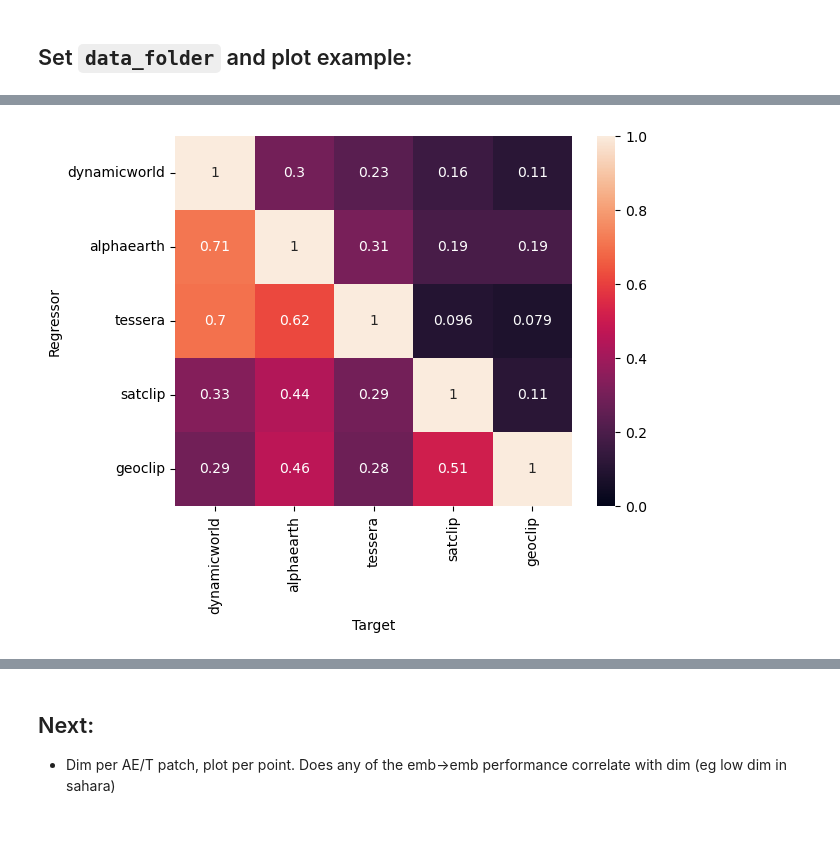
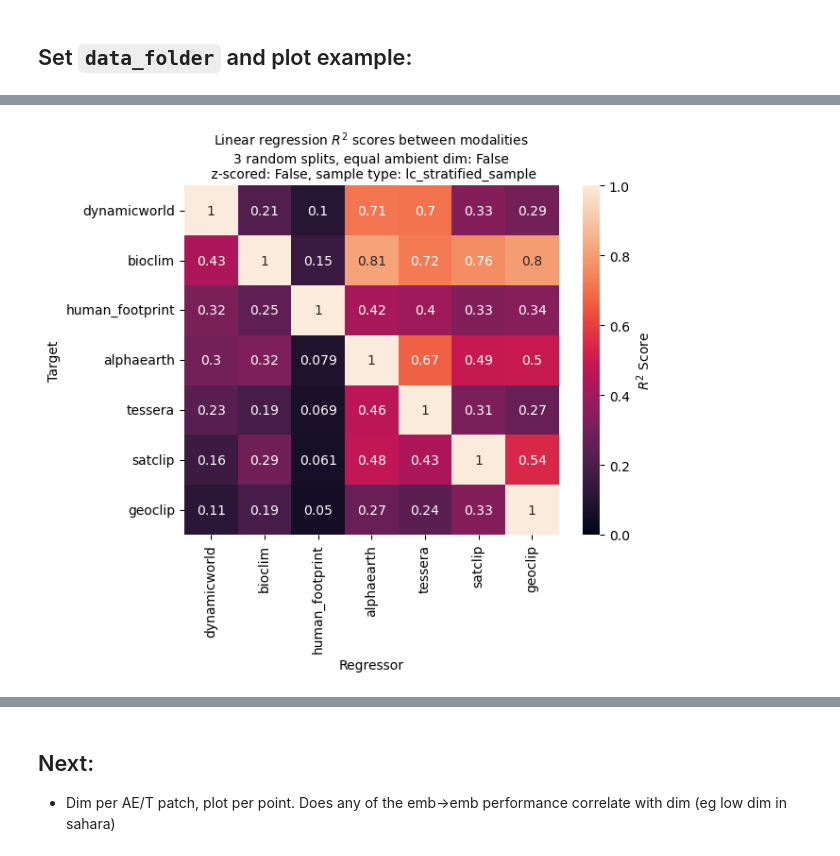
Before and after one commit to WUR-AI/interpret_earth_embeddings, a Jupyter notebook: notebooks/Explain embeddings.ipynb, the cells around one changed output, grey strips where cells are left out. Saved outputs shown, nothing was run; the diff lists cells and outputs as text; code cells hidden in the pictures; blank space fills up the shorter version.

Commit message:
linear explainability results

```diff
--- a/notebooks/Explain embeddings.ipynb
+++ b/notebooks/Explain embeddings.ipynb
@@ -44,5 +47,3 @@ Warning: 81607 rows were dropped from df_points because their id was not in the
 Sample random_sample has 9695 data points out of 18393.
 Sample lc_stratified_sample has 9693 data points out of 18393.
 Number of samples: 18393
-# %%
-df_all, col_names = du.merge_modalities(parent_folder=data_folder, sample_type='lc_stratified_sample', zscore_embeddings=True)
@@ -75,6 +68,7 @@ def get_r2_regression(df_all, col_names, regressor, target, n_splits=4, equalize
         rs = KFold(n_splits=n_splits, shuffle=True, random_state=0)
         mse_per_point = np.zeros(len(df_all))
         r2 = np.zeros(n_splits)
+        Y_pred = np.zeros_like(data_target)
         for i, (train_index, test_index) in enumerate(rs.split(df_all)):
 
             X_train = data_regressor[train_index]
@@ -83,28 +77,61 @@ def get_r2_regression(df_all, col_names, regressor, target, n_splits=4, equalize
             Y_test = data_target[test_index]
 
             reg = LinearRegression().fit(X_train, Y_train)
-            Y_pred = reg.predict(X_test)
-            r2[i] = r2_score(Y_test, Y_pred)
-            mse_per_point[test_index] = np.mean((Y_test - Y_pred) ** 2, axis=1)
+            Y_pred[test_index] = reg.predict(X_test)
+            # r2[i] = r2_score(Y_test, Y_pred)    ## TODO: first stack, then compute r2 once.
+            mse_per_point[test_index] = np.mean((Y_test - Y_pred[test_index]) ** 2, axis=1)
+
     elif n_splits == 1:
         X = data_regressor
         Y = data_target
         reg = LinearRegression().fit(X, Y)
         Y_pred = reg.predict(X)
-        r2 = r2_score(Y, Y_pred)
         mse_per_point = np.mean((Y - Y_pred) ** 2, axis=1)
+    r2 = r2_score(data_target, Y_pred)
+    residuals = data_target - Y_pred
     df_all[f'{regressor}_to_{target}_mse'] = mse_per_point
-    return np.mean(r2), df_all
+    return np.mean(r2), df_all, {'target': data_target, 'predictions': Y_pred, 'residuals': residuals}
+
+
+n_splits = 3
+save_plot = False
+
+sample_type = 'lc_stratified_sample'
+zscore_embeddings = False
+pca_equalize_ambient_dim = False
+
+# for sample_type in ['lc_stratified_sample', 'random_sample']:
+#     for zscore_embeddings in [True, False]:
+#         for pca_equalize_ambient_dim in [True, False]:
+
+df_all, col_names = du.merge_modalities(parent_folder=data_folder, sample_type=sample_type, zscore_embeddings=zscore_embeddings)
+
+ordering_cols = ['dynamicworld', 'bioclim', 'human_footprint', 'alphaearth', 'tessera', 'satclip', 'geoclip']
+assert all([col in col_names for col in ordering_cols]), f"Not all ordering columns are in col_names. Missing: {[col for col in ordering_cols if col not in col_names]}"
+assert all([col in ordering_cols for col in col_names]), f"Not all col_names are in ordering_cols. Missing: {[col for col in col_names if col not in ordering_cols]}"
+col_names = {col: col_names[col] for col in ordering_cols}
 
 mods = list(col_names.keys())
 n_mod = len(mods)
 r2_matrix = np.zeros((n_mod, n_mod))
 for i, regressor in enumerate(mods):
     for j, target in enumerate(mods):
-        r2_matrix[i,j], mse = get_r2_regression(df_all, col_names, regressor, target, n_splits=3,
-        equalize_ambient_dim=True)
+        r2_matrix[i, j], mse,_  = get_r2_regression(df_all, col_names, regressor, target, n_splits=n_splits,
+        equalize_ambient_dim=pca_equalize_ambient_dim)
 
-sns.heatmap(r2_matrix, xticklabels=mods, yticklabels=mods, annot=True, vmin=0, vmax=1)
-plt.xlabel('Target')
-plt.ylabel('Regressor')
+sns.heatmap(r2_matrix.T, xticklabels=mods, yticklabels=mods, annot=True, vmin=0, vmax=1,
+            cbar_kws={'label': r"$R^2$" + ' Score'})
+plt.xlabel('Regressor')
+plt.ylabel('Target')
+plt.title(f'Linear regression $R^2$ scores between modalities\n{n_splits} random splits, equal ambient dim: {pca_equalize_ambient_dim}\n z-scored: {zscore_embeddings}, sample type: {sample_type}',
+        fontsize=10)
+
+if save_plot:
+    plot_folder = '../figs/heatmap_explvar_modalities/'
+    assert os.path.exists(plot_folder) and os.path.isdir(plot_folder), f"Plot folder {plot_folder} does not exist and/or is not a directory."
+    fname = f'heatmap_r2_{sample_type}_zscore-{zscore_embeddings}_pca-{pca_equalize_ambient_dim}_splits-{n_splits}.pdf'
+    plt.savefig(os.path.join(plot_folder, fname),bbox_inches='tight')
+
+# plt.clf()
+# plt.close()
 # %% [output]
@@ -112,4 +148,4 @@ Text(50.72222222222221, 0.5, 'Regressor')
-[figure, old version]
+[figure, new version]
 # %%
 regressor = 'geoclip'
 target = 'alphaearth'
```
Also changed, not shown: parts of 14 cells of this notebook, 10 other files.
